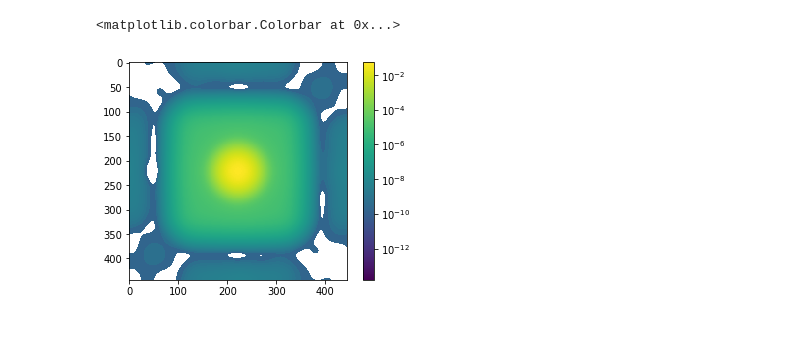
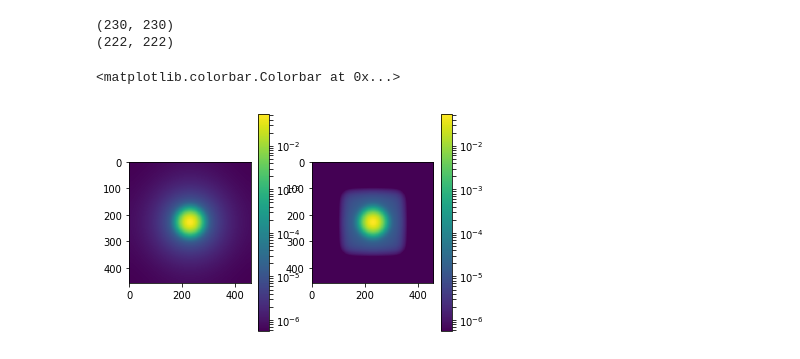
Before and after one commit to earosenberg/wl-bias-leaps, a Jupyter notebook: fourierartifacts_smallstudy.ipynb, the cells around one changed output. Drawn from its saved outputs; the diff is of its cells as text; code cells hidden in the pictures; blank space fills up the shorter version.

```diff
--- a/fourierartifacts_smallstudy.ipynb
+++ b/fourierartifacts_smallstudy.ipynb
@@ -10,15 +11,22 @@ from matplotlib.colors import LogNorm
 #from galsim_test_helpers import *
+# %%
+gsparams = galsim.GSParams(maximum_fft_size=8192)#minimum_fft_size=4096,maximum_fft_size=8192*2,folding_threshold=5.e-3,stepk_minimum_hlr=5)
 # %%
 pixel_scale = 0.1
 lamda = 550 #nm
 diameter = 1.2 #m
-airy = galsim.Airy(lam=lamda, diam=diameter, scale_unit=galsim.arcsec, obscuration=0.3)
-pixel = galsim.Pixel(pixel_scale)
+fov = 50 #as
+oversample = 10.
+airy = galsim.Airy(lam=lamda, diam=diameter, scale_unit=galsim.arcsec, obscuration=0.3,gsparams=gsparams)
+pixel = galsim.Pixel(pixel_scale,gsparams=gsparams)
 psf = galsim.Convolve(airy, pixel,real_space=False)
 
 psfii_size = 2048
+#psfii_size = fov / (pixel_scale/oversample)
+print psfii_size
 image_psf=psf.drawImage(scale=pixel_scale,method='no_pixel')
 
 oversampled_image_psf=galsim.ImageF(psfii_size,psfii_size)
 oversampled_image_psf=psf.drawImage(image=oversampled_image_psf, scale=pixel_scale/10.,method='no_pixel')
-psfii = galsim.InterpolatedImage(oversampled_image_psf)
+psfii = galsim.InterpolatedImage(oversampled_image_psf,gsparams=gsparams)
+psfiiIm = psfii.drawImage(image=oversampled_image_psf.copy(),scale=pixel_scale/10.,method='no_pixel')
@@ -31,12 +53,22 @@ plt.colorbar()
 # %%
-gal = galsim.Gaussian(half_light_radius = 2, flux=100)
+gal = galsim.Gaussian(half_light_radius = 2, flux=100,gsparams=gsparams)
 # %%
-obs = galsim.Convolve(gal, psfii)
+dil=2
+
+obs = galsim.Convolve(gal, psf)
 obsIm = obs.drawImage(scale=pixel_scale, method='no_pixel')
-obsIm = galsim.ImageF(obsIm.array.shape[0]*2, obsIm.array.shape[1]*2)
+print(obsIm.array.shape)
+obsIm = galsim.ImageF(obsIm.array.shape[0]*dil, obsIm.array.shape[1]*dil)
 obsIm = obs.drawImage(image=obsIm, scale=pixel_scale, method='no_pixel')
+
+vmin=np.min(obsIm.array)
+vmax=np.max(obsIm.array)
+
+obs = galsim.Convolve(gal, psfii,real_space=False)
+
+print(obsImii.array.shape)
+obsImii = galsim.ImageF(obsIm.array.shape[0], obsIm.array.shape[1])
+obsImii = obs.drawImage(image=obsImii, scale=pixel_scale)#, method='no_pixel')
+# %% [output]
+(230, 230)
+(222, 222)
-# %%
-plt.imshow(obsIm.array,norm=LogNorm()); plt.colorbar()
-# %% [output]
-<matplotlib.colorbar.Colorbar at 0x...>
-[figure, removed]
@@ -44,0 +75,9 @@ galsim.InterpolatedImage?
+# %%
+fig,ax=plt.subplots(1,2)
+f1=ax[0].imshow(obsIm.array,norm=LogNorm(),vmin=vmin,vmax=vmax)
+f2=ax[1].imshow(np.abs(obsImii.array),norm=LogNorm(),vmin=vmin,vmax=vmax)
+fig.colorbar(f1,ax=ax[0])
+fig.colorbar(f2,ax=ax[1])
+# %% [output]
+<matplotlib.colorbar.Colorbar at 0x...>
+[figure, added]
```
Also changed, not shown: parts of 10 cells of this notebook, 5 other files.
